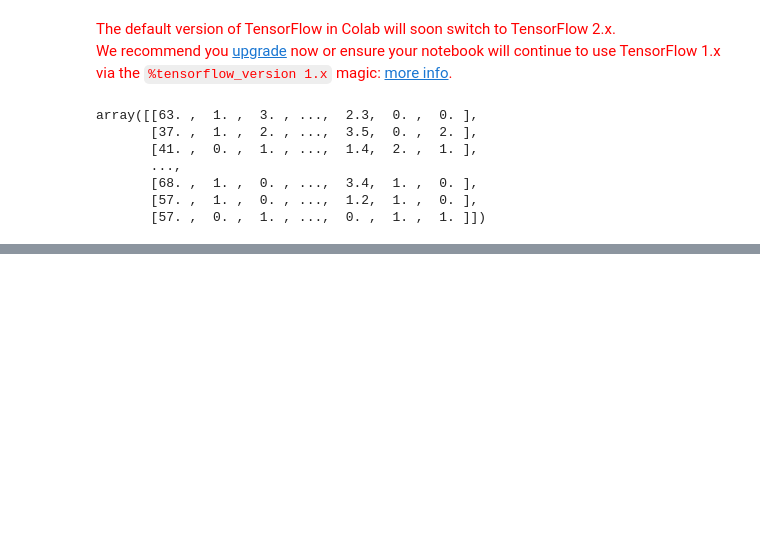
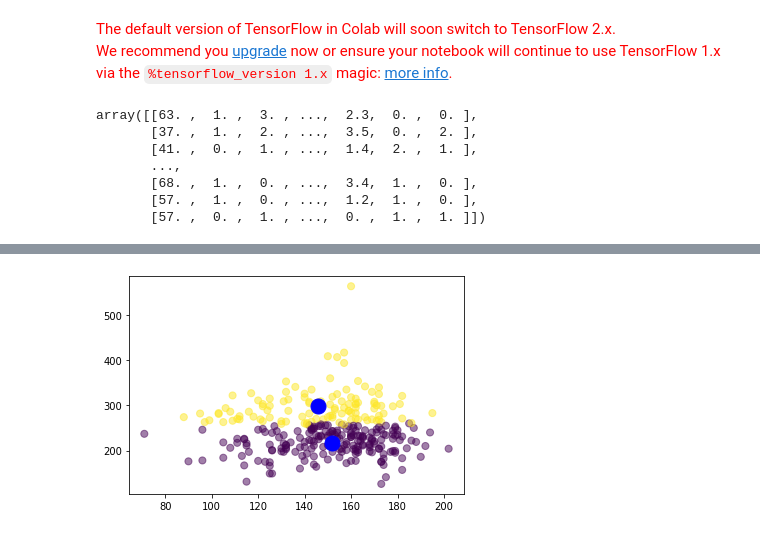
Before and after one commit to mal258/machinelearning258, a Jupyter notebook: kmeans_tf.ipynb, the cells around one changed output, grey strips where cells are left out. Drawn from its saved outputs; the diff is of its cells as text; code cells hidden in the pictures; blank space fills up the shorter version.

```diff
--- a/kmeans_tf.ipynb
+++ b/kmeans_tf.ipynb
@@ -75,6 +75,7 @@ INFO:tensorflow:Saving checkpoints for 19 into /tmp/tmpwpv4epo_/model.ckpt.
 INFO:tensorflow:Loss for final step: 605157.4.
 # %%
 assignments = list(kmeans.predict_cluster_index(input_fn=input_fn))
+centroid_values = kmeans.cluster_centers()
 print(assignments)
 assignments.count(0)
 # %% [output]
@@ -89,0 +112,6 @@ INFO:tensorflow:Done running local_init_op.
+# %%
+plt.scatter(heart_data.values[:, 7], heart_data.values[:, 4], c=assignments, s=50, alpha=0.5)
+plt.plot(centroid_values[:, 7], centroid_values[:, 4], 'bo', markersize=15)
+plt.show()
+# %% [output]
+[figure, added]
```
Also changed, not shown: parts of 3 cells of this notebook.
